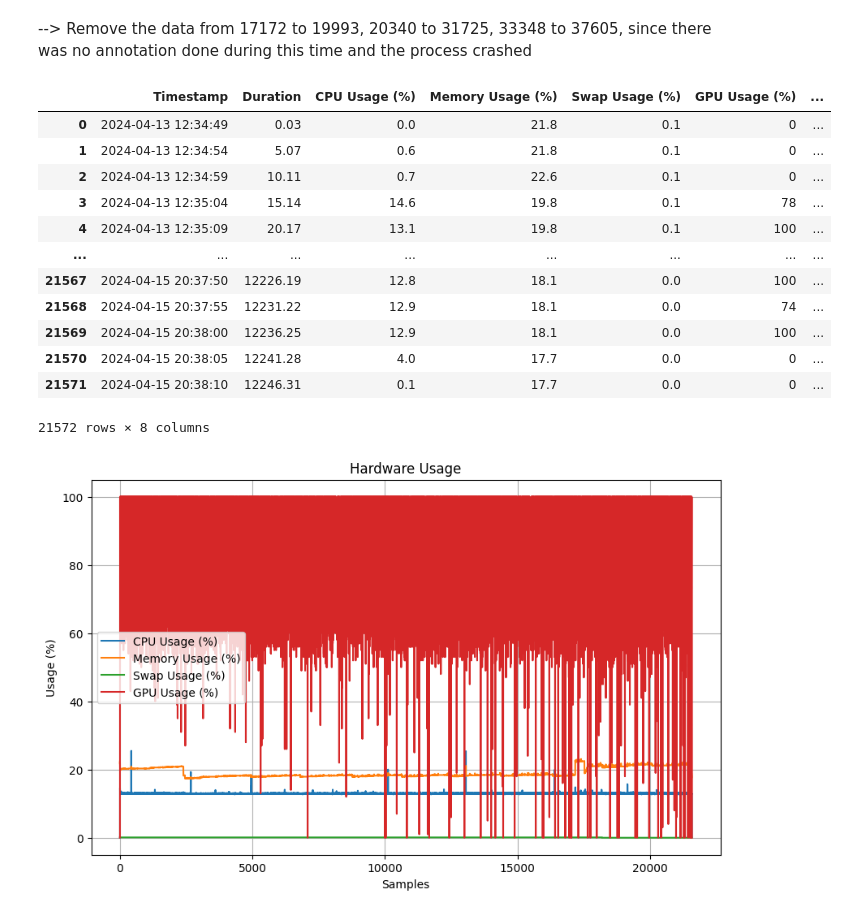
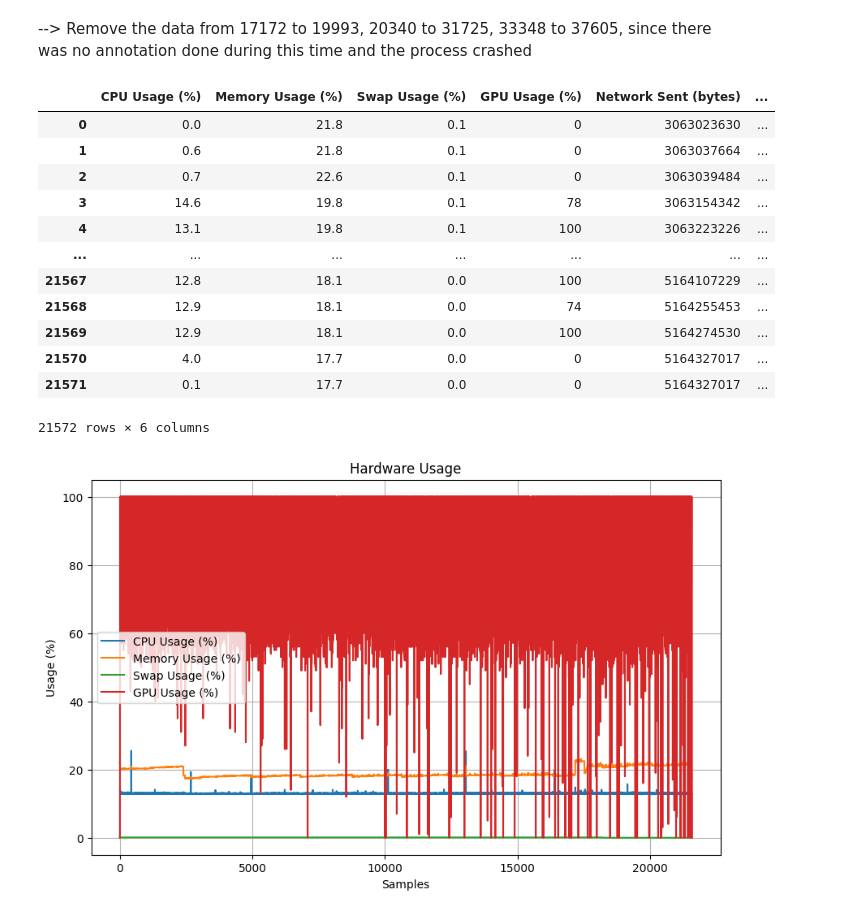
Before and after one commit to mxrio/llm_alignment-dpo, a Jupyter notebook: prepare_annodated_data.ipynb, the cells around one changed output. Saved outputs shown, nothing was run; the diff lists cells and outputs as text; code cells hidden in the pictures.

```diff
--- a/prepare_annodated_data.ipynb
+++ b/prepare_annodated_data.ipynb
@@ -253,27 +251,29 @@ df_sample
 # %%
 measurement_log_7b = measurement_log_7b_raw.copy().reset_index(drop=True)
 
 # drop rows with index 17172 to 19993, 20340 to 31725, and 33348 to 37605
 measurement_log_7b = measurement_log_7b.drop(measurement_log_7b.index[33348:37605])
 measurement_log_7b = measurement_log_7b.drop(measurement_log_7b.index[20340:31725])
 measurement_log_7b = measurement_log_7b.drop(measurement_log_7b.index[17172:19993])
 measurement_log_7b = measurement_log_7b.reset_index(drop=True)
 
+measurement_log_7b = measurement_log_7b.drop(columns=['Timestamp', 'Duration'])
+
 measurement_log_7b
 # %% [output]
-|  | Timestamp | Duration | CPU Usage (%) | Memory Usage (%) | Swap Usage (%) | GPU Usage (%) | ... |
-| 0 | 2024-04-13 12:34:49 | 0.03 | 0.0 | 21.8 | 0.1 | 0 | ... |
-| 1 | 2024-04-13 12:34:54 | 5.07 | 0.6 | 21.8 | 0.1 | 0 | ... |
-| 2 | 2024-04-13 12:34:59 | 10.11 | 0.7 | 22.6 | 0.1 | 0 | ... |
-| 3 | 2024-04-13 12:35:04 | 15.14 | 14.6 | 19.8 | 0.1 | 78 | ... |
-| 4 | 2024-04-13 12:35:09 | 20.17 | 13.1 | 19.8 | 0.1 | 100 | ... |
-| ... | ... | ... | ... | ... | ... | ... | ... |
-| 21567 | 2024-04-15 20:37:50 | 12226.19 | 12.8 | 18.1 | 0.0 | 100 | ... |
-| 21568 | 2024-04-15 20:37:55 | 12231.22 | 12.9 | 18.1 | 0.0 | 74 | ... |
-| 21569 | 2024-04-15 20:38:00 | 12236.25 | 12.9 | 18.1 | 0.0 | 100 | ... |
-| 21570 | 2024-04-15 20:38:05 | 12241.28 | 4.0 | 17.7 | 0.0 | 0 | ... |
-| 21571 | 2024-04-15 20:38:10 | 12246.31 | 0.1 | 17.7 | 0.0 | 0 | ... |
+|  | CPU Usage (%) | Memory Usage (%) | Swap Usage (%) | GPU Usage (%) | Network Sent (bytes) | ... |
+| 0 | 0.0 | 21.8 | 0.1 | 0 | 3063023630 | ... |
+| 1 | 0.6 | 21.8 | 0.1 | 0 | 3063037664 | ... |
+| 2 | 0.7 | 22.6 | 0.1 | 0 | 3063039484 | ... |
+| 3 | 14.6 | 19.8 | 0.1 | 78 | 3063154342 | ... |
+| 4 | 13.1 | 19.8 | 0.1 | 100 | 3063223226 | ... |
+| ... | ... | ... | ... | ... | ... | ... |
+| 21567 | 12.8 | 18.1 | 0.0 | 100 | 5164107229 | ... |
+| 21568 | 12.9 | 18.1 | 0.0 | 74 | 5164255453 | ... |
+| 21569 | 12.9 | 18.1 | 0.0 | 100 | 5164274530 | ... |
+| 21570 | 4.0 | 17.7 | 0.0 | 0 | 5164327017 | ... |
+| 21571 | 0.1 | 17.7 | 0.0 | 0 | 5164327017 | ... |
-21572 rows × 8 columns
+21572 rows × 6 columns
 # %%
 # Assuming df is your DataFrame
 df = measurement_log_7b.copy()
```
Also changed, not shown: parts of 7 cells of this notebook, 10 other files.
